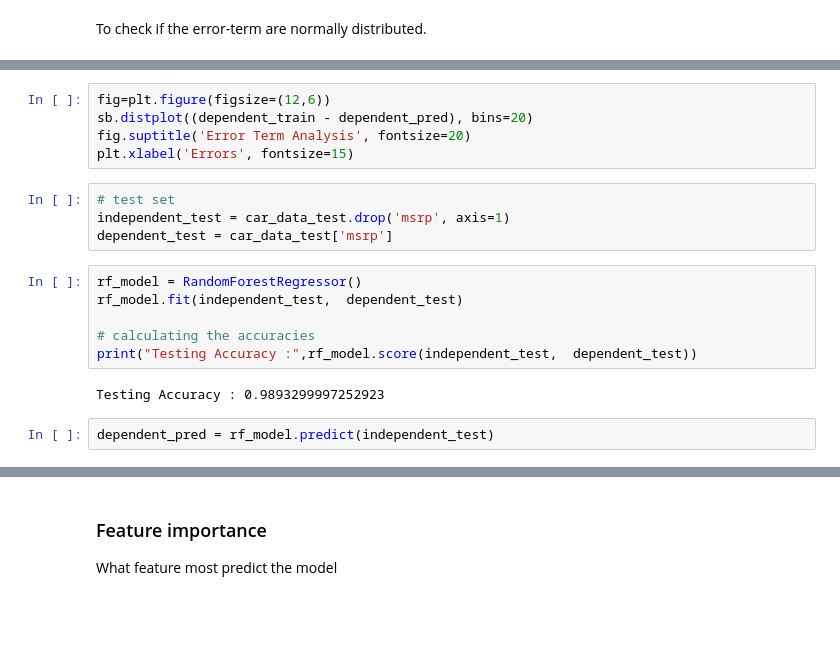
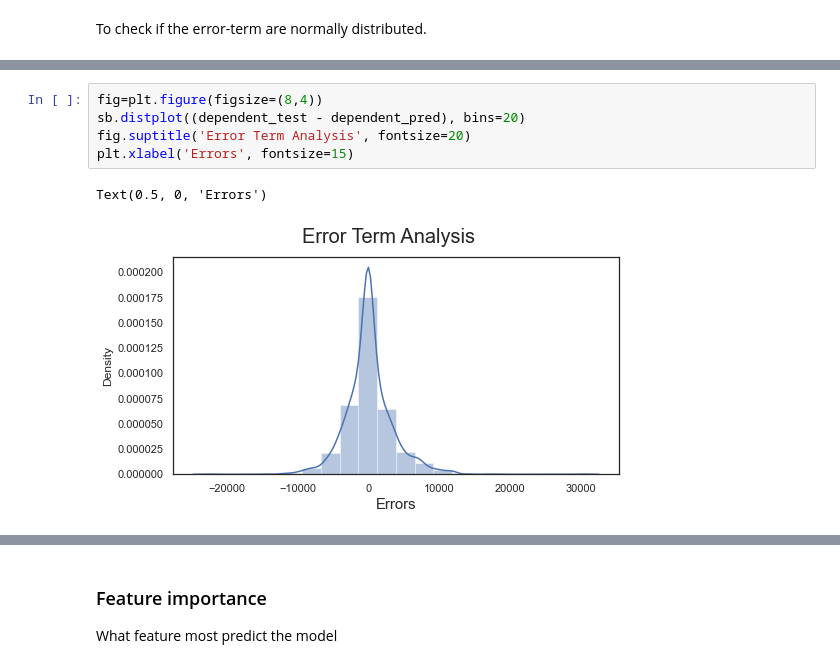
Before and after one commit to toludoyin/car-price-prediction, a Jupyter notebook: car_price_analysis_model.ipynb, the cells around one changed output, grey strips where cells are left out. Cells and saved outputs as stored; diff of their text form; blank space fills up the shorter version.

```diff
--- a/car_price_analysis_model.ipynb
+++ b/car_price_analysis_model.ipynb
@@ -452,19 +534,8 @@ To check if the error-term are normally distributed.
 # %%
-fig=plt.figure(figsize=(12,6))
-sb.distplot((dependent_train - dependent_pred), bins=20)
+fig=plt.figure(figsize=(8,4))
+sb.distplot((dependent_test - dependent_pred), bins=20)
 fig.suptitle('Error Term Analysis', fontsize=20)
 plt.xlabel('Errors', fontsize=15)
+# %% [output]
+Text(0.5, 0, 'Errors')
+[figure, added]
-# %%
-# test set
-independent_test = car_data_test.drop('msrp', axis=1)
-dependent_test = car_data_test['msrp']
-# %%
-rf_model = RandomForestRegressor()
-rf_model.fit(independent_test,  dependent_test)
-
-# calculating the accuracies
-print("Testing Accuracy :",rf_model.score(independent_test,  dependent_test))
-# %% [output]
-Testing Accuracy : 0.9893299997252923
-# %%
-dependent_pred = rf_model.predict(independent_test)
```
Also changed, not shown: parts of 68 cells of this notebook.
